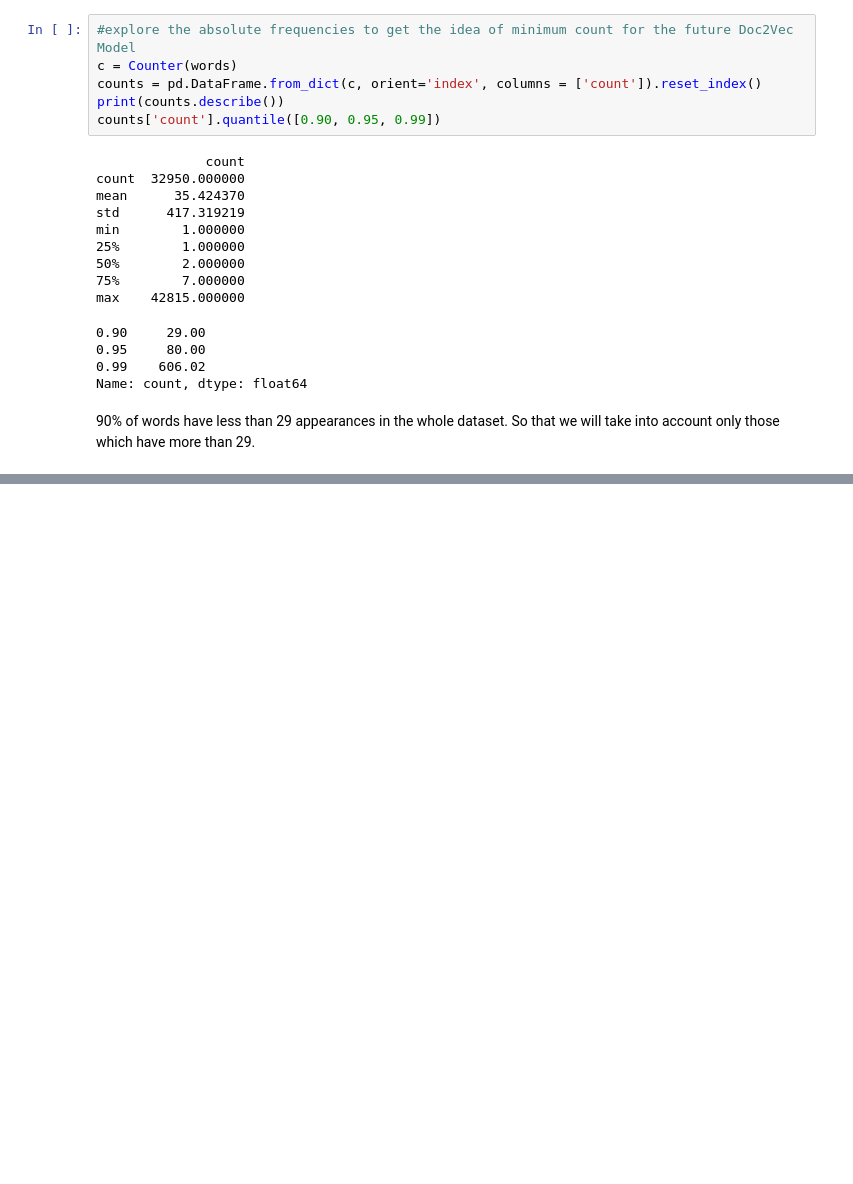
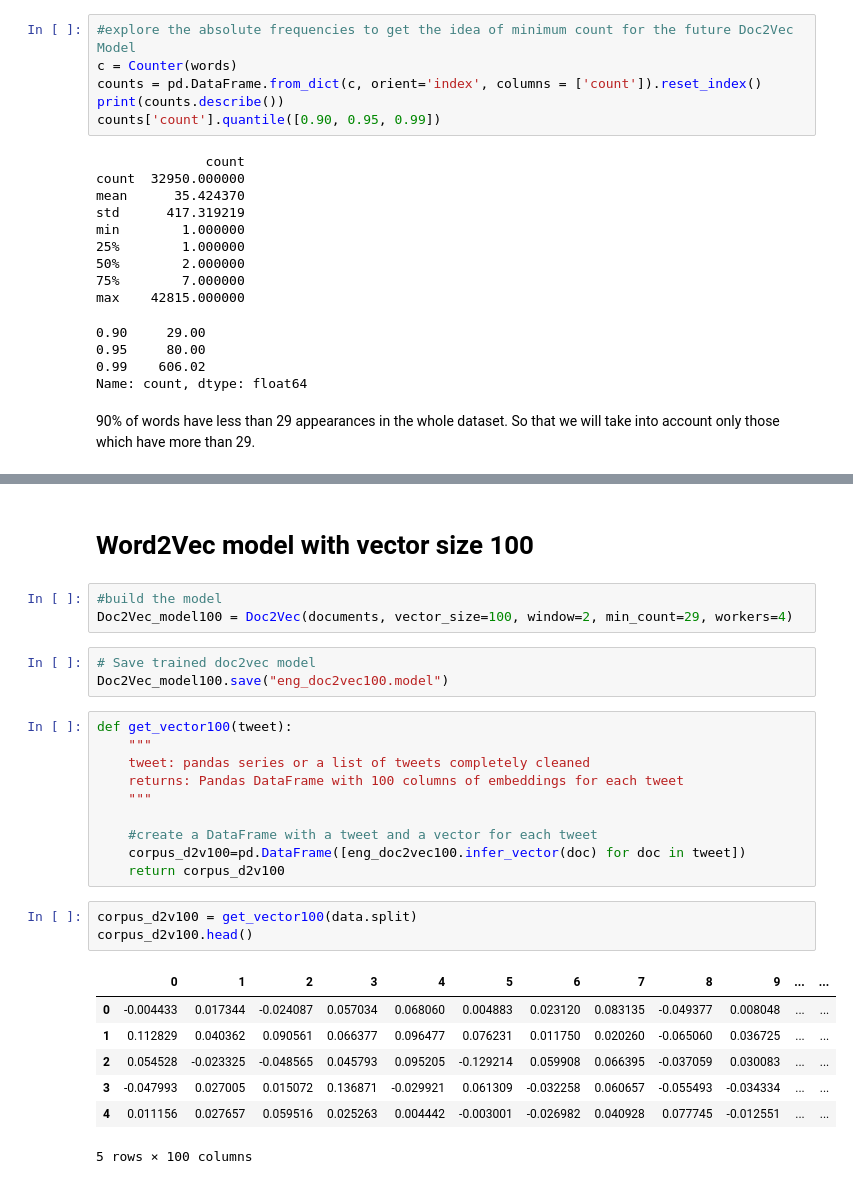
Before and after one commit to C-JoGit/Zalando_Analytics_HWR_BIPM, a Jupyter notebook: 3. representation_eng.ipynb, the cells around one changed output, grey strips where cells are left out. Drawn from its saved outputs; the diff is of its cells as text; blank space fills up the shorter version.

```diff
--- a/3. representation_eng.ipynb
+++ b/3. representation_eng.ipynb
@@ -123,0 +148,29 @@ Doc2Vec_model.save("eng_doc2vec.model")
+# %% [markdown]
+# Word2Vec model with vector size 100
+# %%
+#build the model
+Doc2Vec_model100 = Doc2Vec(documents, vector_size=100, window=2, min_count=29, workers=4)
+# %%
+# Save trained doc2vec model
+Doc2Vec_model100.save("eng_doc2vec100.model")
+# %%
+def get_vector100(tweet):
+    """
+    tweet: pandas series or a list of tweets completely cleaned
+    returns: Pandas DataFrame with 100 columns of embeddings for each tweet
+    """
+
+    #create a DataFrame with a tweet and a vector for each tweet
+    corpus_d2v100=pd.DataFrame([eng_doc2vec100.infer_vector(doc) for doc in tweet])
+    return corpus_d2v100
+# %%
+corpus_d2v100 = get_vector100(data.split)
+corpus_d2v100.head()
+# %% [output]
+|  | 0 | 1 | 2 | 3 | 4 | 5 | 6 | 7 | 8 | 9 | ... | ... |
+| 0 | -0.004433 | 0.017344 | -0.024087 | 0.057034 | 0.068060 | 0.004883 | 0.023120 | 0.083135 | -0.049377 | 0.008048 | ... | ... |
+| 1 | 0.112829 | 0.040362 | 0.090561 | 0.066377 | 0.096477 | 0.076231 | 0.011750 | 0.020260 | -0.065060 | 0.036725 | ... | ... |
+| 2 | 0.054528 | -0.023325 | -0.048565 | 0.045793 | 0.095205 | -0.129214 | 0.059908 | 0.066395 | -0.037059 | 0.030083 | ... | ... |
+| 3 | -0.047993 | 0.027005 | 0.015072 | 0.136871 | -0.029921 | 0.061309 | -0.032258 | 0.060657 | -0.055493 | -0.034334 | ... | ... |
+| 4 | 0.011156 | 0.027657 | 0.059516 | 0.025263 | 0.004442 | -0.003001 | -0.026982 | 0.040928 | 0.077745 | -0.012551 | ... | ... |
+5 rows × 100 columns
```
Also changed, not shown: parts of 14 cells of this notebook, 1 other file.
